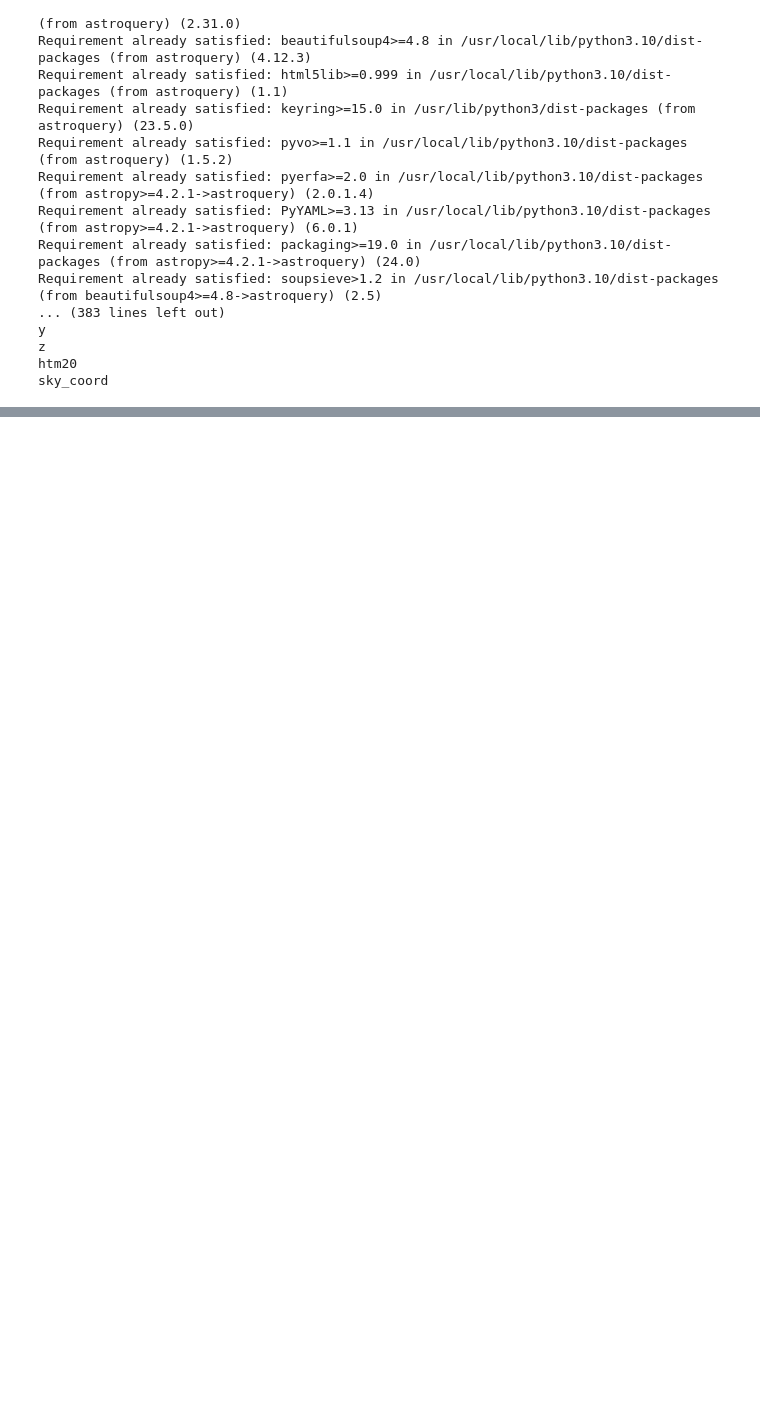
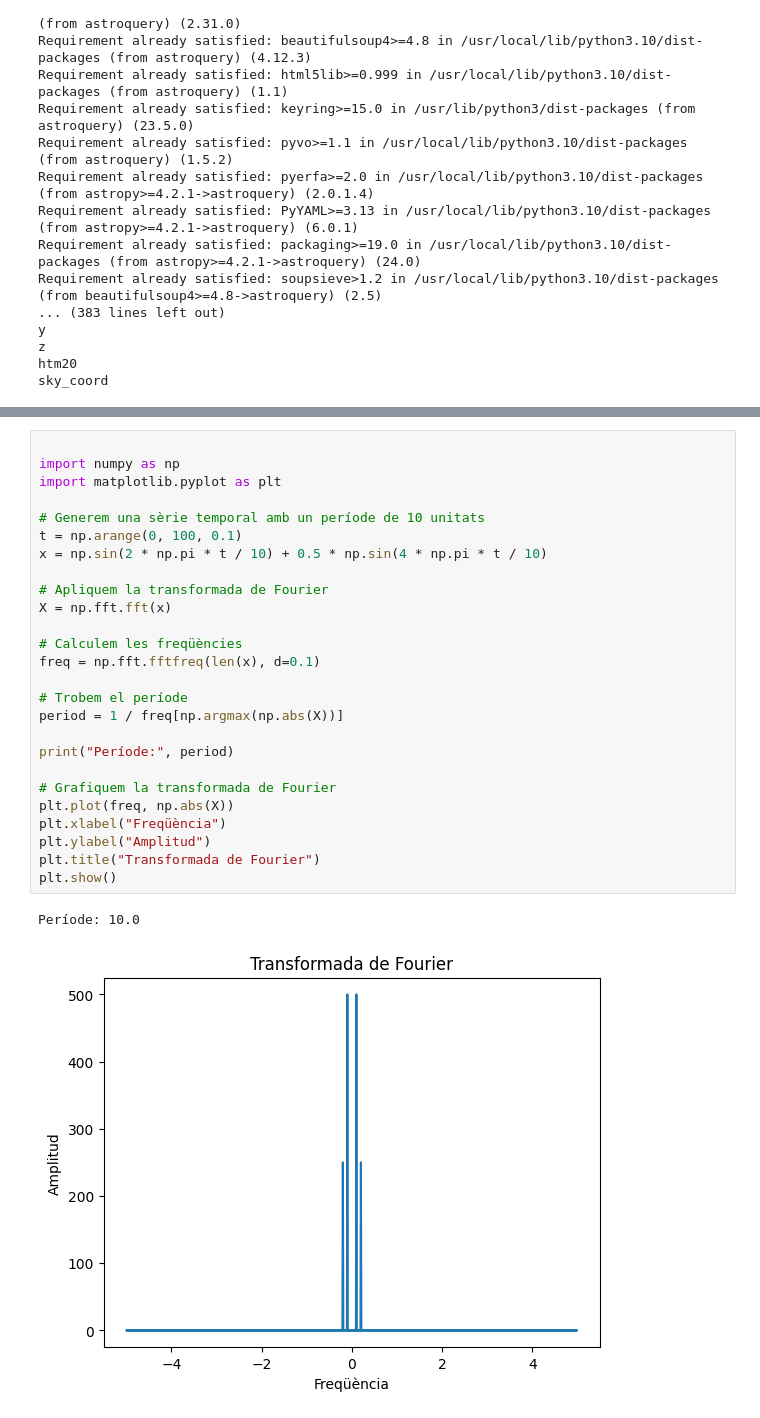
Before and after one commit to drfperez/lightkurve, a Jupyter notebook: lightcurke1.ipynb, the cells around one changed output, grey strips where cells are left out. Saved outputs shown, nothing was run; the diff lists cells and outputs as text; blank space fills up the shorter version.

```diff
--- a/lightcurke1.ipynb
+++ b/lightcurke1.ipynb
@@ -297,3 +297,32 @@ Requirement already satisfied: exceptiongroup in /usr/local/lib/python3.10/dist-
 Requirement already satisfied: pycparser in /usr/local/lib/python3.10/dist-packages (from cffi>=1.0.1->argon2-cffi-bindings->argon2-cffi->notebook>=4.4.1->widgetsnbextension~=3.6.0->ipywidgets) (2.22)
 Text(value='', description='Exoplanet Name:', placeholder='Enter the name of an exoplanet')
 [interactive output not drawn]
+# %%
+
+import numpy as np
+import matplotlib.pyplot as plt
+
+# Generem una sèrie temporal amb un període de 10 unitats
+t = np.arange(0, 100, 0.1)
+x = np.sin(2 * np.pi * t / 10) + 0.5 * np.sin(4 * np.pi * t / 10)
+
+# Apliquem la transformada de Fourier
+X = np.fft.fft(x)
+
+# Calculem les freqüències
+freq = np.fft.fftfreq(len(x), d=0.1)
+
+# Trobem el període
+period = 1 / freq[np.argmax(np.abs(X))]
+
+print("Període:", period)
+
+# Grafiquem la transformada de Fourier
+plt.plot(freq, np.abs(X))
+plt.xlabel("Freqüència")
+plt.ylabel("Amplitud")
+plt.title("Transformada de Fourier")
+plt.show()
+# %% [output]
+Període: 10.0
+[figure, added]
```
Also changed, not shown: parts of 1 cell of this notebook.
